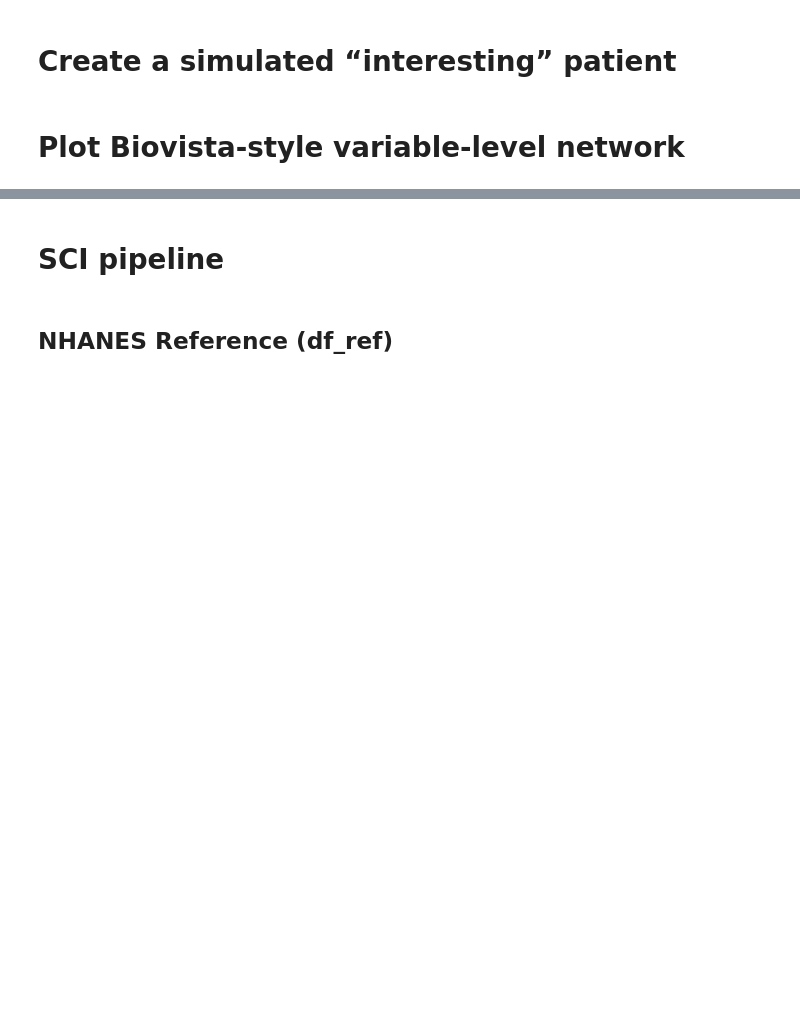
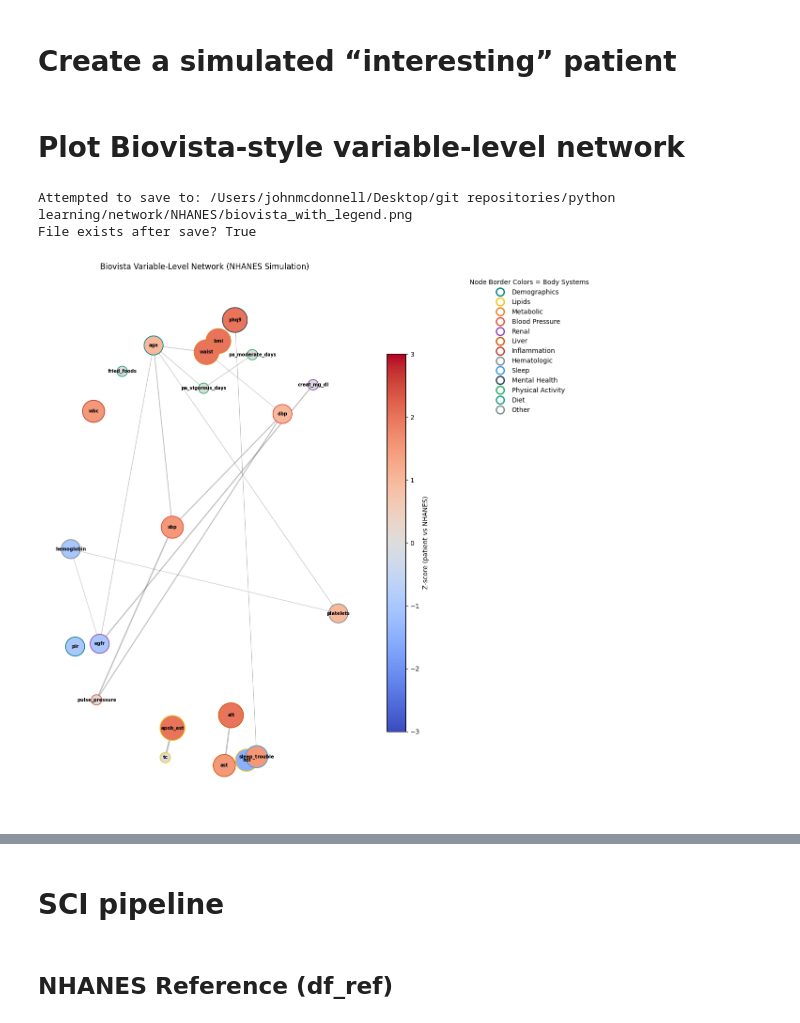
Before and after one commit to JACKMCDONNELL/python-learning, a Jupyter notebook: network/NHANES/NHANES_network.ipynb, the cells around one changed output, grey strips where cells are left out. Drawn from its saved outputs; the diff is of its cells as text; code cells hidden in the pictures; blank space fills up the shorter version.

```diff
--- a/network/NHANES/NHANES_network.ipynb
+++ b/network/NHANES/NHANES_network.ipynb
@@ -601,3 +633,16 @@ print("Saved: biovista_variable_patient_network.png")
+# %%
+fig, ax = plot_biovista_patient_network(
+    G_var,
+    z_patient,
+    var_to_system,
+    pos_var,
+    title="Biovista Variable-Level Network (NHANES Simulation)",
+    out_file="biovista_with_legend.png"
+)
+# %% [output]
+Attempted to save to: /Users/johnmcdonnell/Desktop/git repositories/python learning/network/NHANES/biovista_with_legend.png
+File exists after save? True
+[figure, added]
 # %%
 # -------------------------------------------------------
 # Side-by-side comparison: Healthy vs Unhealthy
```
Also changed, not shown: parts of 28 cells of this notebook.
